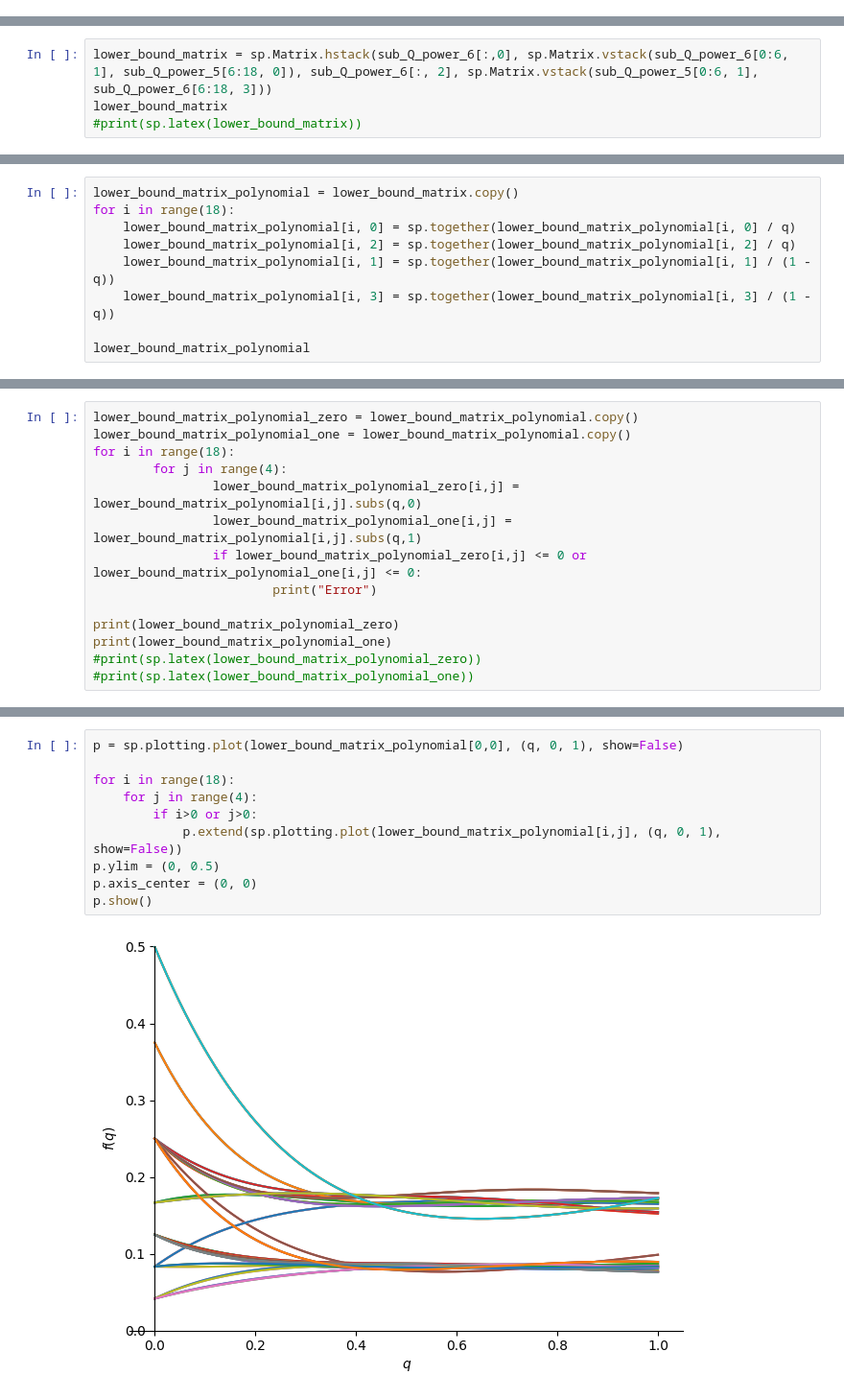
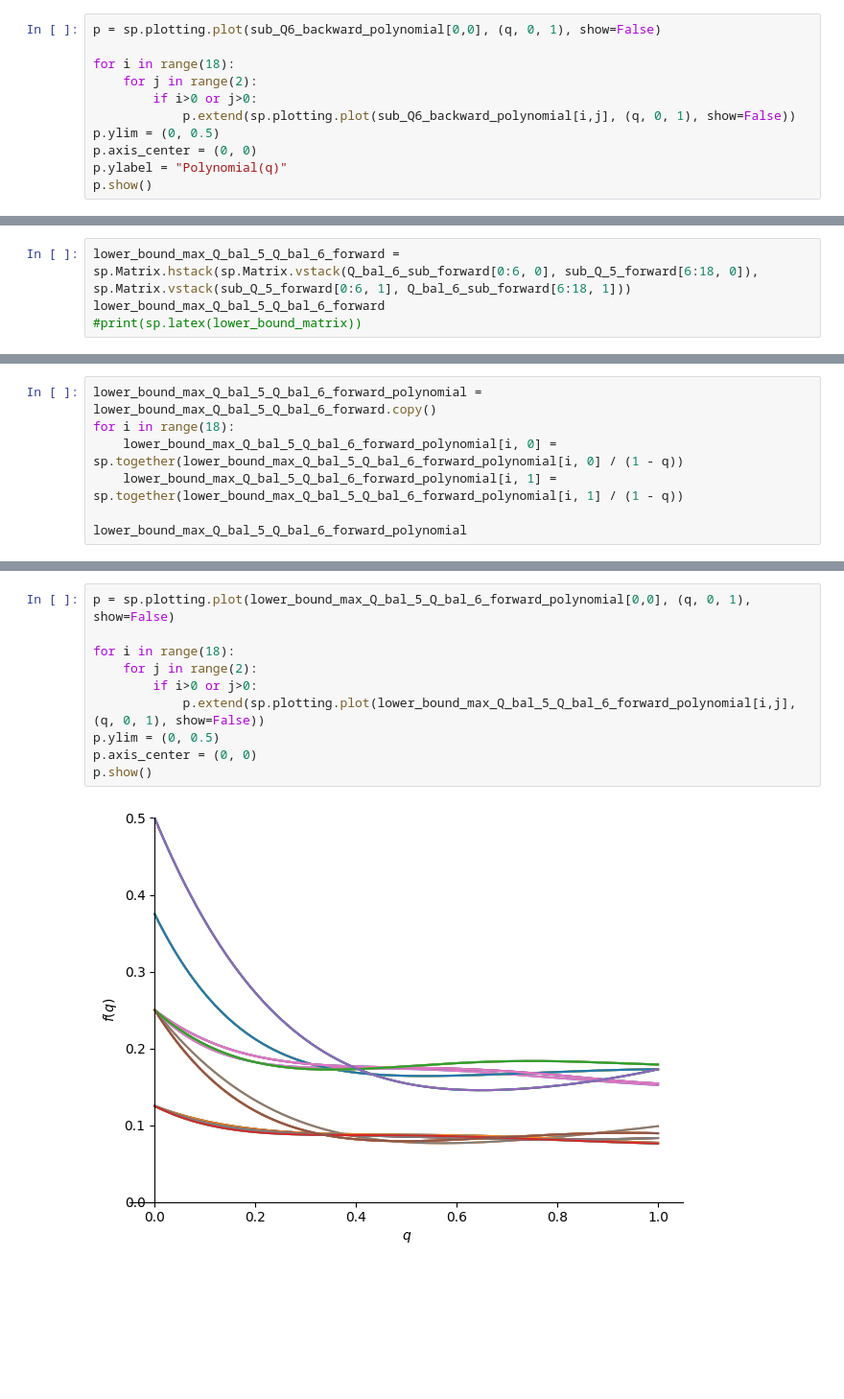
Before and after one commit to dwillhalm/sudoku_number, a Jupyter notebook: matrix_calcs.ipynb, the cells around one changed output, grey strips where cells are left out. Shown at 96% size. Saved outputs shown, nothing was run; the diff lists cells and outputs as text; blank space fills up the shorter version.

```diff
--- a/matrix_calcs.ipynb
+++ b/matrix_calcs.ipynb
@@ -79,0 +130,11 @@ Due to symmetry we can restrict our analysis to the 1st, 4th, 7th and 13th colum
+# %%
+p = sp.plotting.plot(sub_Q6_backward_polynomial[0,0], (q, 0, 1), show=False)
+
+for i in range(18):
+    for j in range(2):
+        if i>0 or j>0:
+            p.extend(sp.plotting.plot(sub_Q6_backward_polynomial[i,j], (q, 0, 1), show=False))
+p.ylim = (0, 0.5)
+p.axis_center = (0, 0)
+p.ylabel = "Polynomial(q)"
+p.show()
@@ -158,6 +224,6 @@ Choosing either the entry of $Q^5$ or $Q^6$ depending on whether the factor alig
 # %%
-lower_bound_matrix = sp.Matrix.hstack(sub_Q_power_6[:,0], sp.Matrix.vstack(sub_Q_power_6[0:6, 1], sub_Q_power_5[6:18, 0]), sub_Q_power_6[:, 2], sp.Matrix.vstack(sub_Q_power_5[0:6, 1], sub_Q_power_6[6:18, 3]))
-lower_bound_matrix
+lower_bound_max_Q_bal_5_Q_bal_6_forward = sp.Matrix.hstack(sp.Matrix.vstack(Q_bal_6_sub_forward[0:6, 0], sub_Q_5_forward[6:18, 0]), sp.Matrix.vstack(sub_Q_5_forward[0:6, 1], Q_bal_6_sub_forward[6:18, 1]))
+lower_bound_max_Q_bal_5_Q_bal_6_forward
 #print(sp.latex(lower_bound_matrix))
 # %% [output]
 Matrix([
@@ -184,10 +250,8 @@ In the next step we delete the factor of each entry.
 # %%
-lower_bound_matrix_polynomial = lower_bound_matrix.copy()
+lower_bound_max_Q_bal_5_Q_bal_6_forward_polynomial = lower_bound_max_Q_bal_5_Q_bal_6_forward.copy()
 for i in range(18):
-    lower_bound_matrix_polynomial[i, 0] = sp.together(lower_bound_matrix_polynomial[i, 0] / q)
-    lower_bound_matrix_polynomial[i, 2] = sp.together(lower_bound_matrix_polynomial[i, 2] / q)
-    lower_bound_matrix_polynomial[i, 1] = sp.together(lower_bound_matrix_polynomial[i, 1] / (1 - q))
-    lower_bound_matrix_polynomial[i, 3] = sp.together(lower_bound_matrix_polynomial[i, 3] / (1 - q))
+    lower_bound_max_Q_bal_5_Q_bal_6_forward_polynomial[i, 0] = sp.together(lower_bound_max_Q_bal_5_Q_bal_6_forward_polynomial[i, 0] / (1 - q))
+    lower_bound_max_Q_bal_5_Q_bal_6_forward_polynomial[i, 1] = sp.together(lower_bound_max_Q_bal_5_Q_bal_6_forward_polynomial[i, 1] / (1 - q))
 
-lower_bound_matrix_polynomial
+lower_bound_max_Q_bal_5_Q_bal_6_forward_polynomial
 # %% [output]
@@ -215,14 +258,0 @@ Finally, we calculate the value of each entry at the boundary, i.e., if $q$ is 0
-# %%
-lower_bound_matrix_polynomial_zero = lower_bound_matrix_polynomial.copy()
-lower_bound_matrix_polynomial_one = lower_bound_matrix_polynomial.copy()
-for i in range(18):
-        for j in range(4):
-                lower_bound_matrix_polynomial_zero[i,j] = lower_bound_matrix_polynomial[i,j].subs(q,0)
-                lower_bound_matrix_polynomial_one[i,j] = lower_bound_matrix_polynomial[i,j].subs(q,1)
-                if lower_bound_matrix_polynomial_zero[i,j] <= 0 or lower_bound_matrix_polynomial_one[i,j] <= 0:
-                        print("Error")
-
-print(lower_bound_matrix_polynomial_zero)
-print(lower_bound_matrix_polynomial_one)
-#print(sp.latex(lower_bound_matrix_polynomial_zero))
-#print(sp.latex(lower_bound_matrix_polynomial_one))
@@ -232,12 +259,12 @@ Matrix([[83/486, 37/243, 61/729, 8/81], [481/2916, 14/81, 58/729, 25/324], [481/
 # %%
-p = sp.plotting.plot(lower_bound_matrix_polynomial[0,0], (q, 0, 1), show=False)
+p = sp.plotting.plot(lower_bound_max_Q_bal_5_Q_bal_6_forward_polynomial[0,0], (q, 0, 1), show=False)
 
 for i in range(18):
-    for j in range(4):
+    for j in range(2):
         if i>0 or j>0:
-            p.extend(sp.plotting.plot(lower_bound_matrix_polynomial[i,j], (q, 0, 1), show=False))
+            p.extend(sp.plotting.plot(lower_bound_max_Q_bal_5_Q_bal_6_forward_polynomial[i,j], (q, 0, 1), show=False))
 p.ylim = (0, 0.5)
 p.axis_center = (0, 0)
 p.show()
 # %% [output]
-[figure, old version]
+[figure, new version]
```
Also changed, not shown: parts of 23 cells of this notebook.
